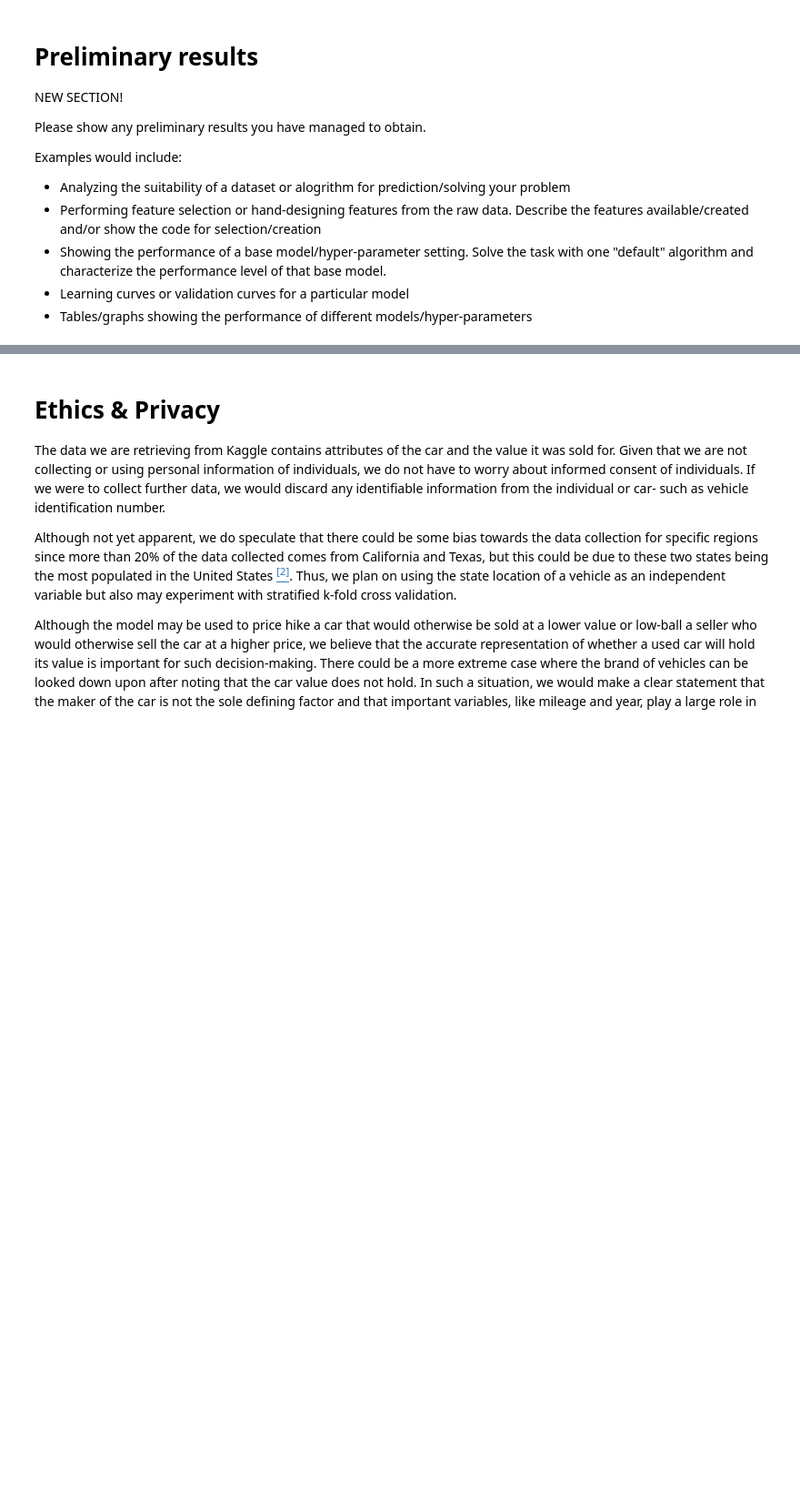
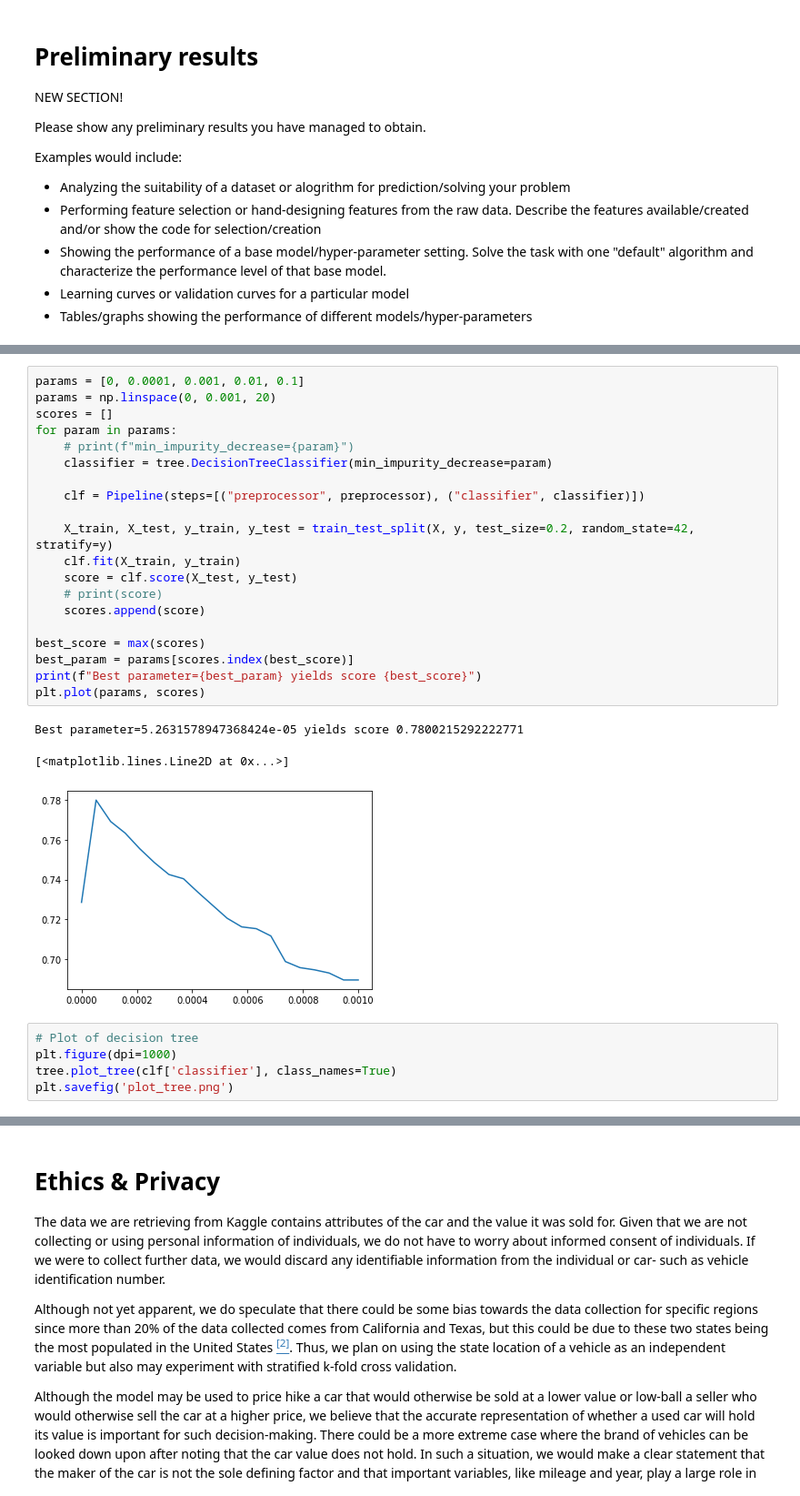
Before and after one commit to COGS118A/Group054-Sp22, a Jupyter notebook: Checkpoint_group054.ipynb, the cells around one changed output, grey strips where cells are left out. Shown at 91% size. Cells and saved outputs as stored; diff of their text form; blank space fills up the shorter version.

```diff
--- a/Checkpoint_group054.ipynb
+++ b/Checkpoint_group054.ipynb
@@ -91,0 +196,29 @@ Examples would include:
+# %%
+params = [0, 0.0001, 0.001, 0.01, 0.1]
+params = np.linspace(0, 0.001, 20)
+scores = []
+for param in params:
+    # print(f"min_impurity_decrease={param}")
+    classifier = tree.DecisionTreeClassifier(min_impurity_decrease=param)
+
+    clf = Pipeline(steps=[("preprocessor", preprocessor), ("classifier", classifier)])
+
+    X_train, X_test, y_train, y_test = train_test_split(X, y, test_size=0.2, random_state=42, stratify=y)
+    clf.fit(X_train, y_train)
+    score = clf.score(X_test, y_test)
+    # print(score)
+    scores.append(score)
+
+best_score = max(scores)
+best_param = params[scores.index(best_score)]
+print(f"Best parameter={best_param} yields score {best_score}")
+plt.plot(params, scores)
+# %% [output]
+Best parameter=5.2631578947368424e-05 yields score 0.7800215292222771
+[<matplotlib.lines.Line2D at 0x...>]
+[figure, added]
+# %%
+# Plot of decision tree
+plt.figure(dpi=1000)
+tree.plot_tree(clf['classifier'], class_names=True)
+plt.savefig('plot_tree.png')
```
Also changed, not shown: parts of 8 cells of this notebook, 3 other files.
